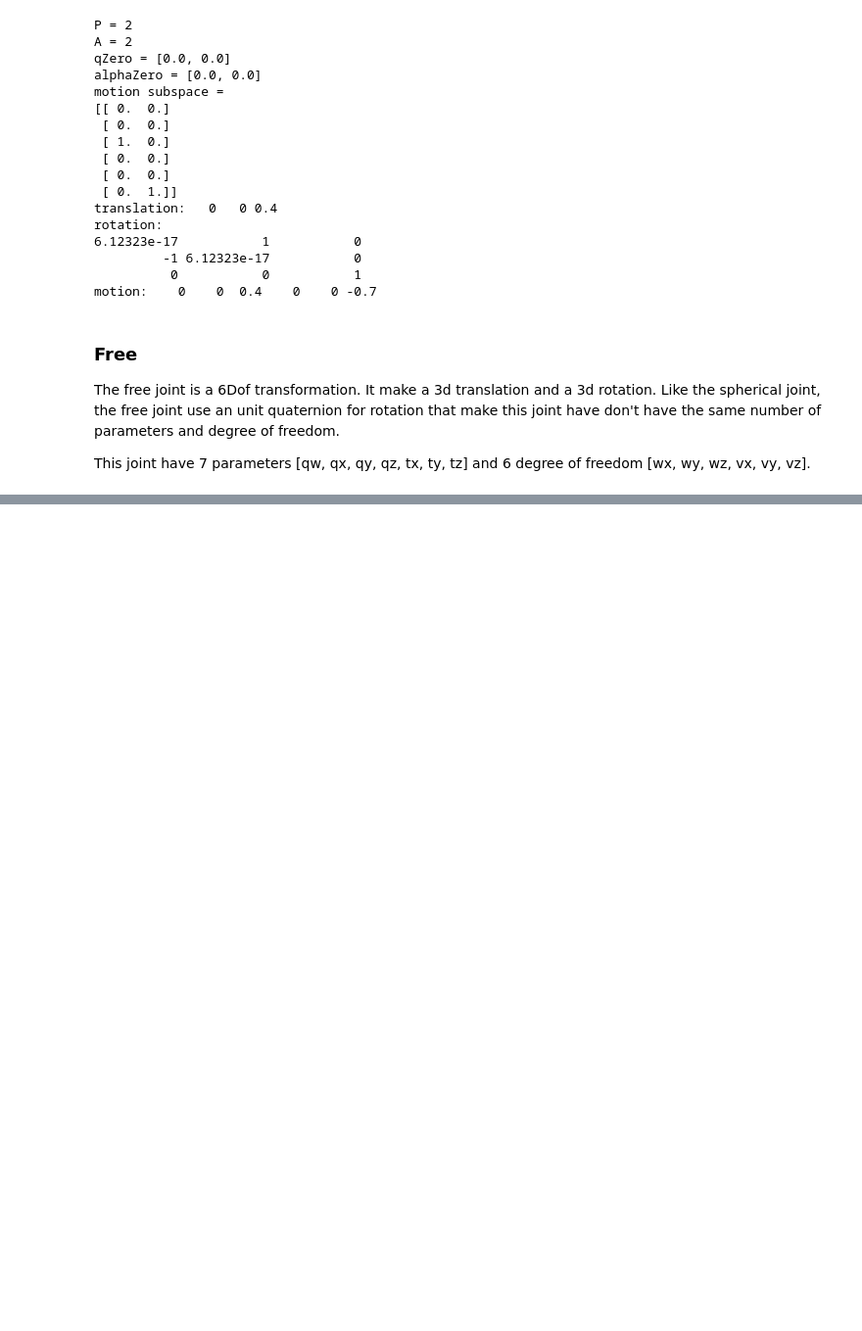
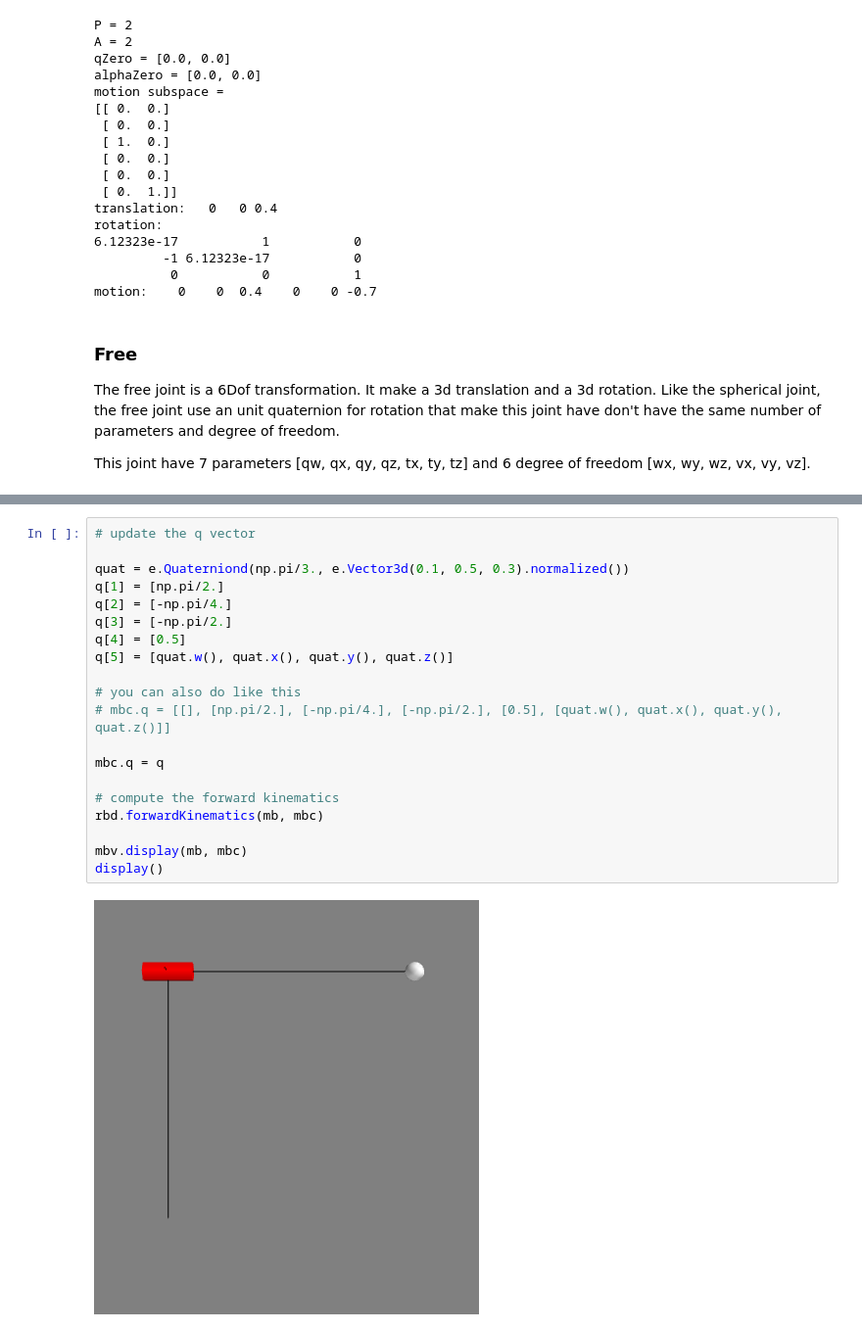
Before and after one commit to jrl-umi3218/sva_rbdyn_tutorials, a Jupyter notebook: MultiBody.ipynb, the cells around one changed output, grey strips where cells are left out. Shown: that part at 98% size. Saved outputs shown, nothing was run; the diff lists cells and outputs as text; blank space fills up the shorter version.

```diff
--- a/MultiBody.ipynb
+++ b/MultiBody.ipynb
@@ -290,0 +553,22 @@ print 'motion:', j.motion([0.2, 0.5, -0.5])
+# %%
+# update the q vector
+
+quat = e.Quaterniond(np.pi/3., e.Vector3d(0.1, 0.5, 0.3).normalized())
+q[1] = [np.pi/2.]
+q[2] = [-np.pi/4.]
+q[3] = [-np.pi/2.]
+q[4] = [0.5]
+q[5] = [quat.w(), quat.x(), quat.y(), quat.z()]
+
+# you can also do like this
+# mbc.q = [[], [np.pi/2.], [-np.pi/4.], [-np.pi/2.], [0.5], [quat.w(), quat.x(), quat.y(), quat.z()]]
+
+mbc.q = q
+
+# compute the forward kinematics
+rbd.forwardKinematics(mb, mbc)
+
+mbv.display(mb, mbc)
+display()
+# %% [output]
+[figure, added]
```
Also changed, not shown: parts of 14 cells of this notebook.
